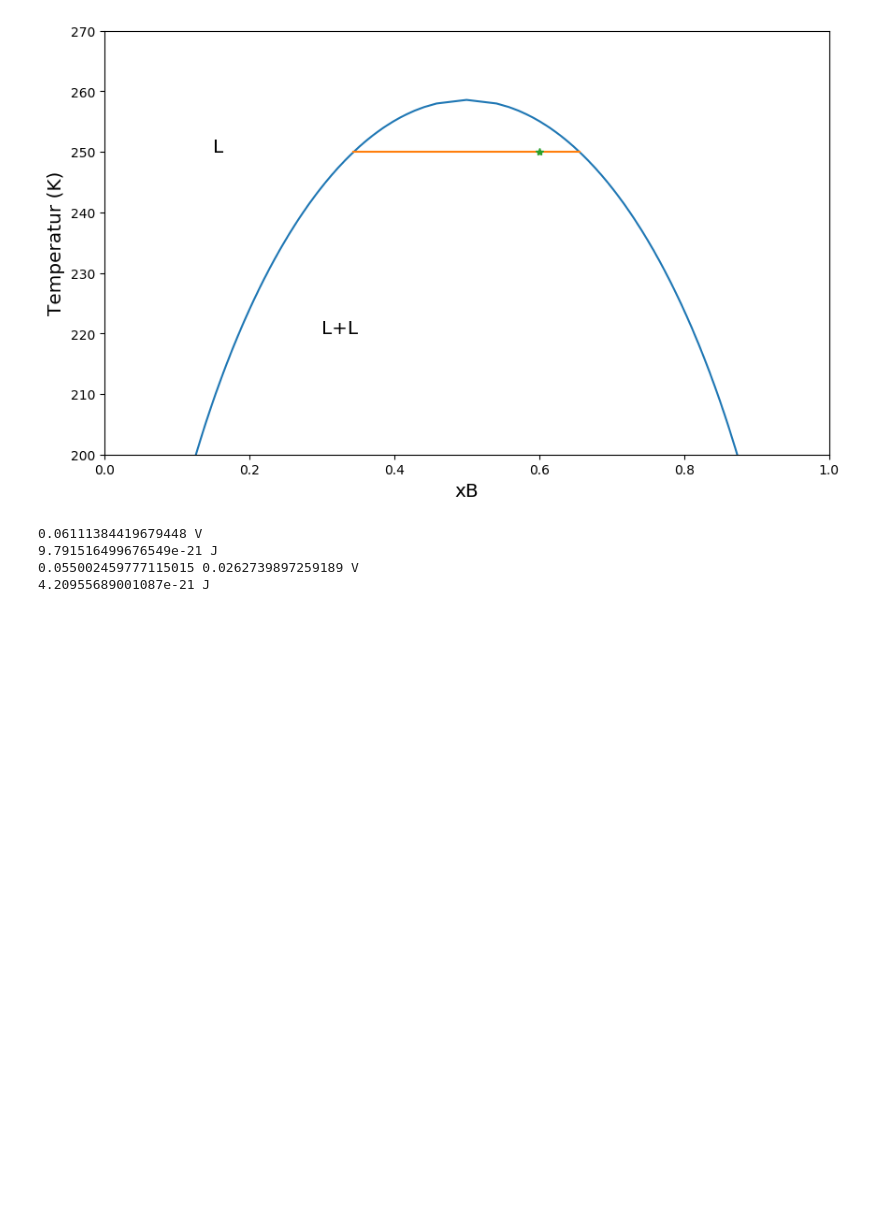
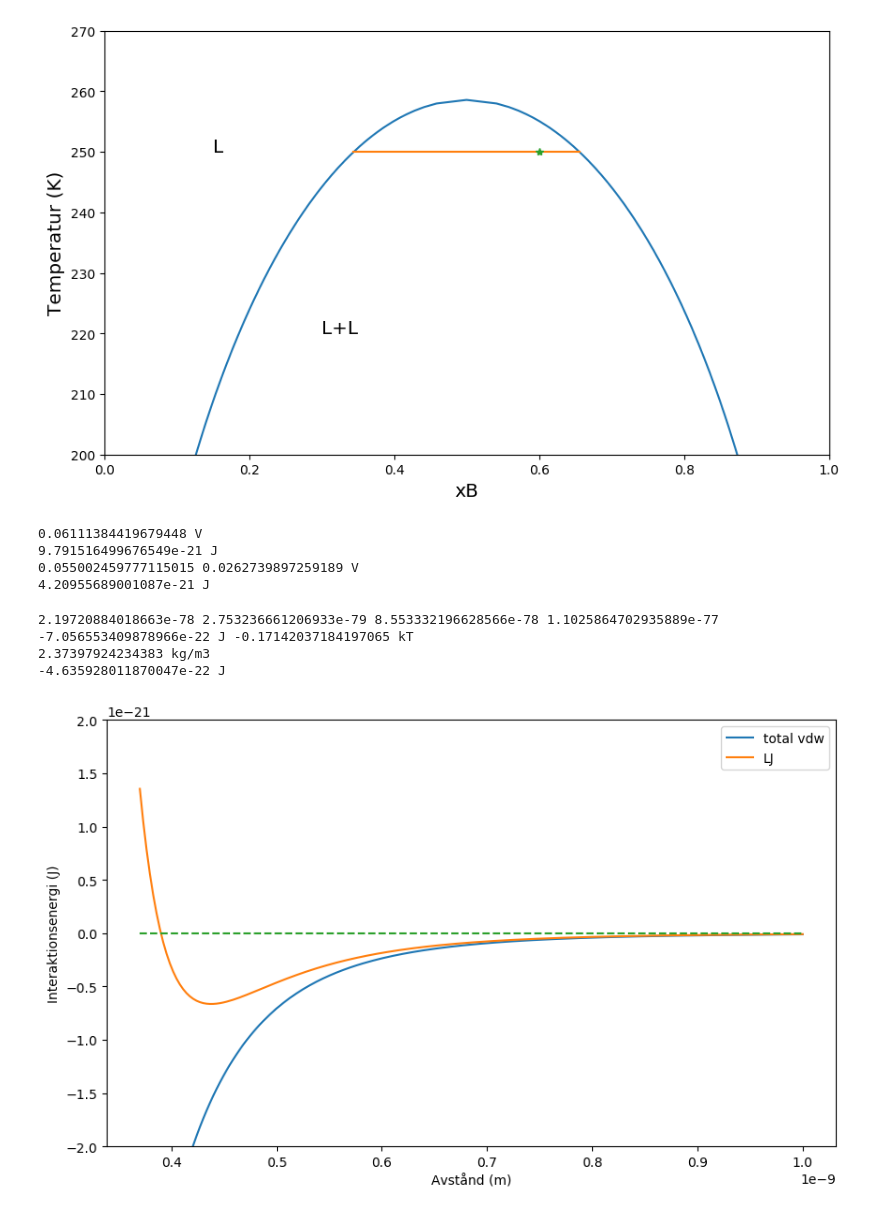
Before and after one commit to parsod/BFKdemos, a Jupyter notebook: losningar.ipynb, the cells around one changed output. Cells and saved outputs as stored; diff of their text form; code cells hidden in the pictures; blank space fills up the shorter version.

```diff
--- a/losningar.ipynb
+++ b/losningar.ipynb
@@ -12,6 +12,7 @@ torr=atm/760.0
 R=8.3145
 g=9.807
 NA=6.022e23
+kB=R/NA
 def tok(x): return x+273.15
 cal=4.184
 kcal=1000*cal
@@ -176,3 +177,61 @@ print(w, 'J')
 9.791516499676549e-21 J
 0.055002459777115015 0.0262739897259189 V
 4.20955689001087e-21 J
+# %%
+# Exempel Ö8
+#a) Vid 25 grader, beräkna medelinteraktionsenergin mellan två HCl-molekyler på
+#avståndet 5Å i vakuum med hjälp av följande data:
+#alfa=2.63e-40
+#mu=3.60e-30
+#I=12.74eV
+
+#b) I HCl-gas med densiteten 2.00 kg/m3, beräkna den lokala tätheten på avståndet 5 Å från en HCl-molekyl.
+
+#c) Typiska Lennard-Jones-parametrar för kloridjoner i simuleringar är eps=0.4 kJ/mol och
+#sigma=3.9 Å. Om vi modellerade vår HCl-molekyl med dessa parametrar,
+#vad skulle LJ-interaktionsenergin bli (för samma interaktion som i a-uppgiften)?
+
+#Data
+alfa=2.63e-40
+mu=3.60e-30
+I=12.74*e0
+r=5e-10
+T=tok(25)
+#Lennard-Jones
+epsilon=0.4*1000/NA
+sigma=3.9e-10
+
+
+#a)
+Amm=2/(3*kB*T)*(mu**2/(4*pi*eps0))**2
+Ama=alfa*mu**2/(4*pi*eps0)**2
+Aaa=3/2*alfa**2/(4*pi*eps0)**2*(I/2)
+A=Amm+Ama+Aaa
+print(Amm,Ama,Aaa,A)
+w=-A/r**6
+print(w, 'J',w/kB/T, 'kT')
+
+#b)
+gr=exp(-w/kB/T)
+rho=2.0
+print(gr*rho,'kg/m3')
+
+#c)
+wLJ=4*epsilon*((sigma/r)**12-(sigma/r)**6)
+print(wLJ, 'J')
+
+#Plotta interaktionsenergierna
+r=linspace(3.7e-10,10e-10,200)
+plt.ylim(-2e-21,2e-21)
+plt.plot(r,-A/r**6,label='total vdw')
+plt.plot(r,4*epsilon*((sigma/r)**12-(sigma/r)**6),label='LJ')
+plt.plot(r,0*r,linestyle='dashed')
+plt.xlabel('Avstånd (m)')
+plt.ylabel('Interaktionsenergi (J)')
+_=plt.legend()
+# %% [output]
+2.19720884018663e-78 2.753236661206933e-79 8.553332196628566e-78 1.1025864702935889e-77
+-7.056553409878966e-22 J -0.17142037184197065 kT
+2.37397924234383 kg/m3
+-4.635928011870047e-22 J
+[figure, added]
```
Also changed, not shown: parts of 1 cell of this notebook.
